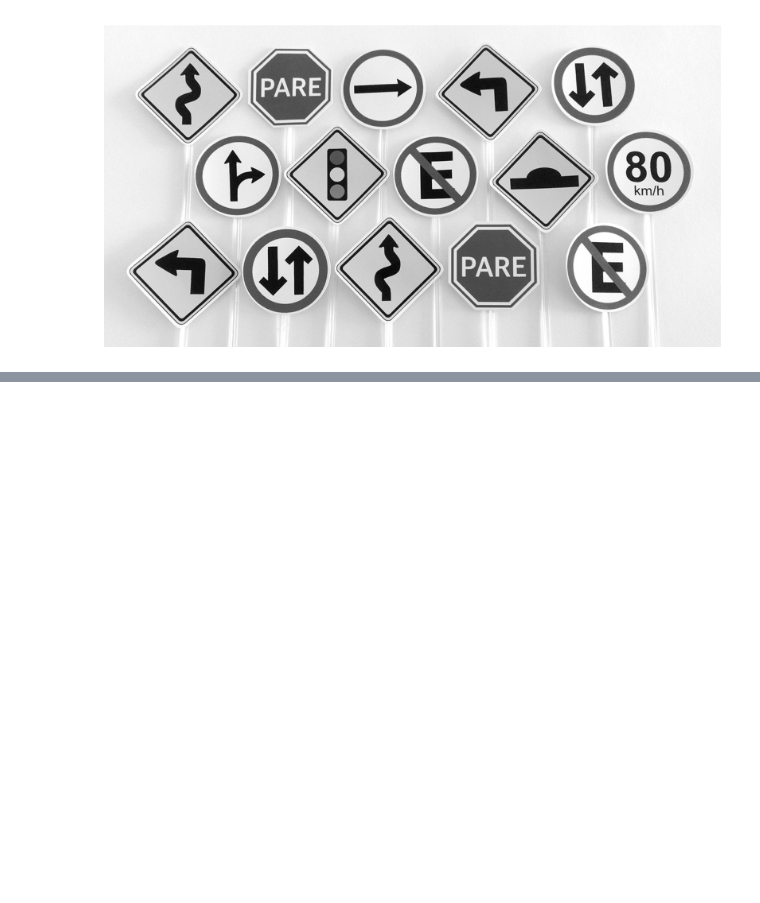
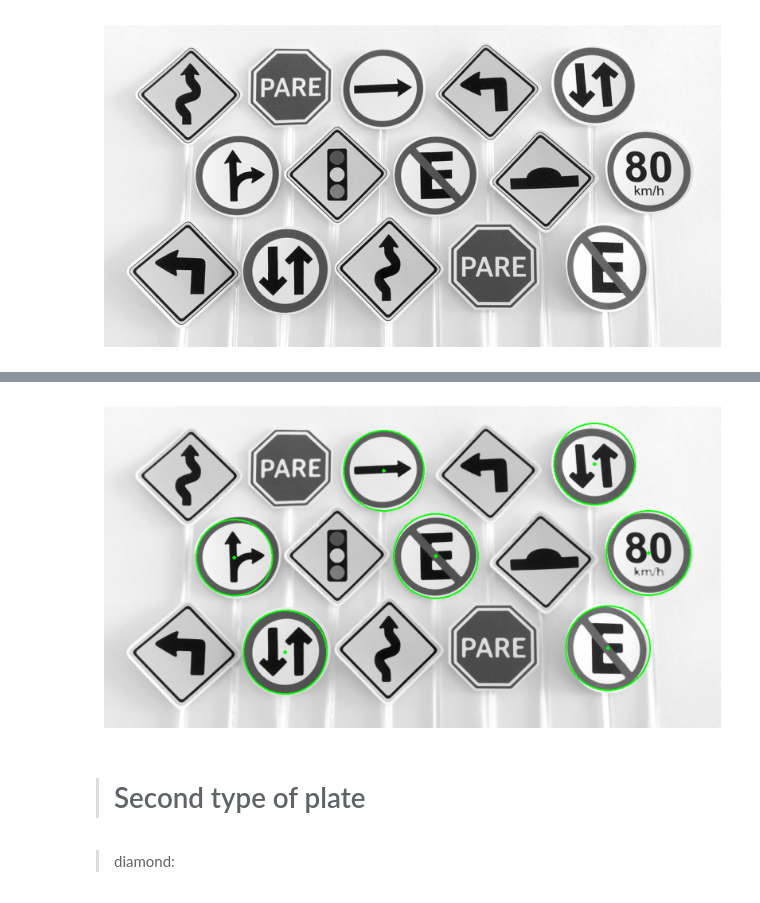
Before and after one commit to RichardeLira/Computer-Vision-Course, a Jupyter notebook: Task_04/Task_04.ipynb, the cells around one changed output, grey strips where cells are left out. Saved outputs shown, nothing was run; the diff lists cells and outputs as text; code cells hidden in the pictures; blank space fills up the shorter version.

```diff
--- a/Task_04/Task_04.ipynb
+++ b/Task_04/Task_04.ipynb
@@ -32,0 +51,8 @@ show_img(img)
+# %%
+show_img(cimg)
+# %% [output]
+[figure, added]
+# %% [markdown]
+> # Second type of plate
+# %% [markdown]
+> diamond:
```
Also changed, not shown: parts of 29 cells of this notebook.
